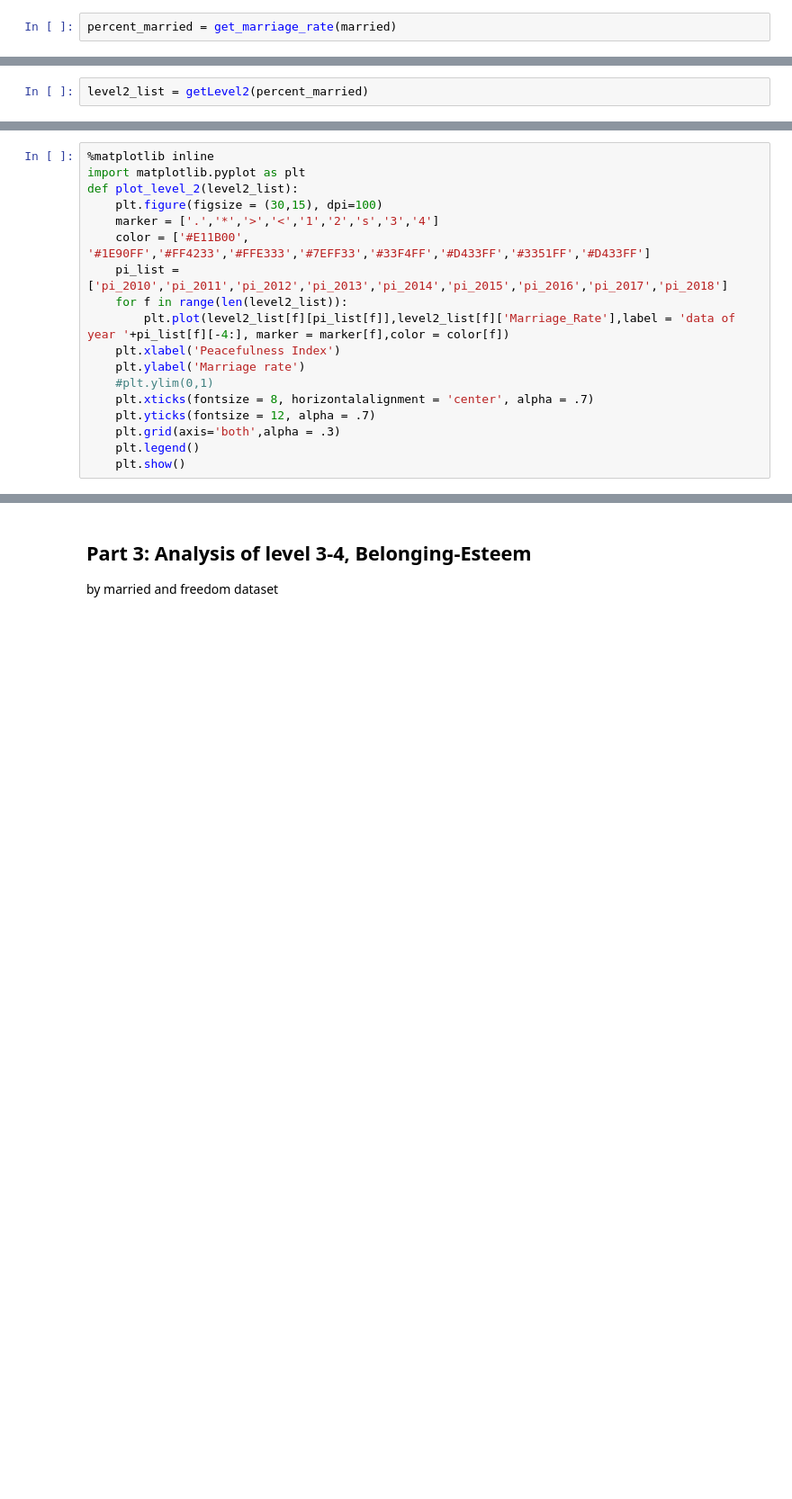
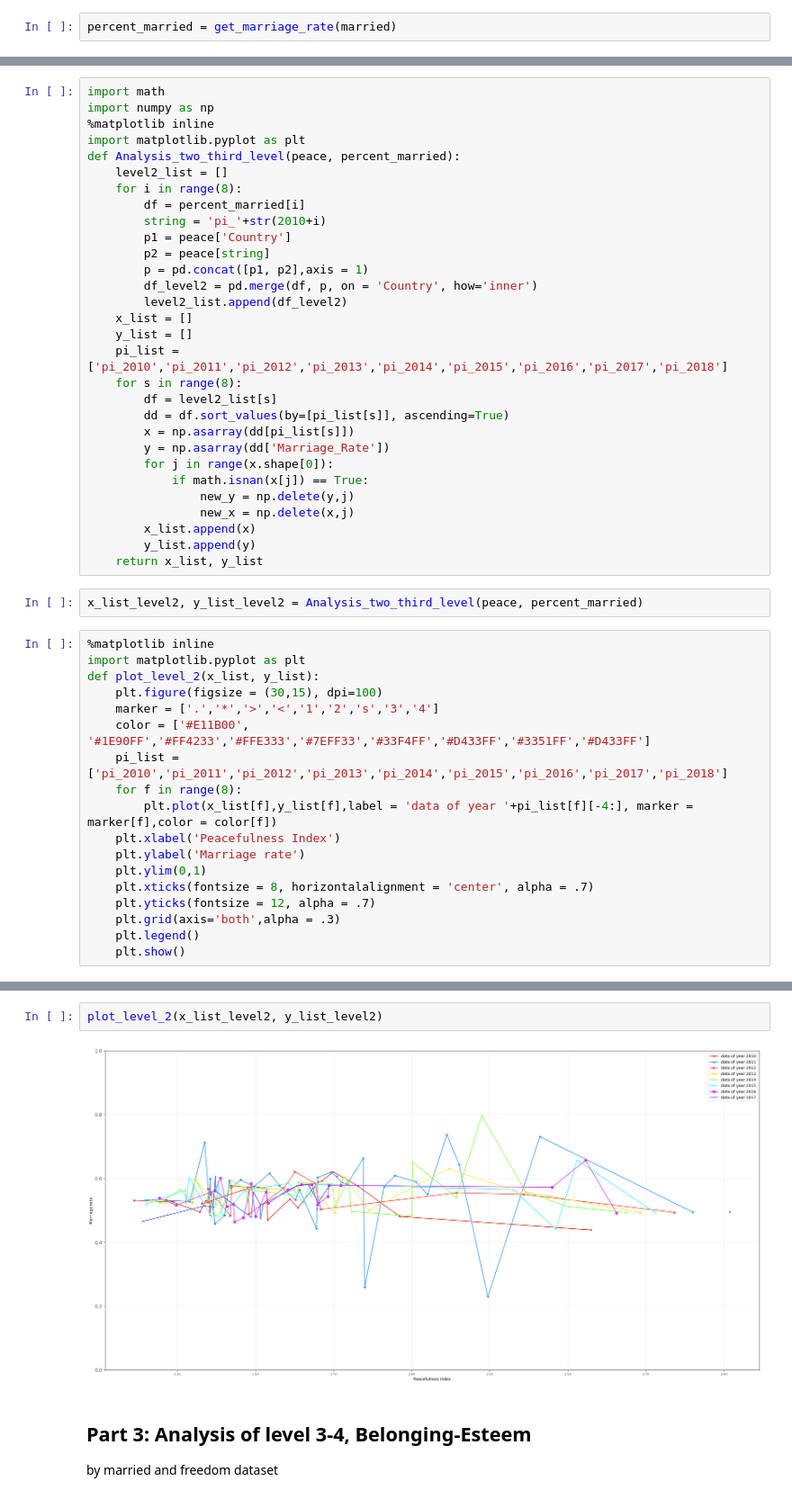
Before and after one commit to winwowin/Final_Project, a Jupyter notebook: 590PR_Final_WinYaoPhil.ipynb, the cells around one changed output, grey strips where cells are left out. Shown at 90% size. Saved outputs shown, nothing was run; the diff lists cells and outputs as text; blank space fills up the shorter version.

Commit message:
New version with new Plot level2-3

```diff
--- a/590PR_Final_WinYaoPhil.ipynb
+++ b/590PR_Final_WinYaoPhil.ipynb
@@ -449,2 +451,0 @@ def getLevel2(percent_married):
-# %%
-level2_list = getLevel2(percent_married)
@@ -451,16 +492,48 @@ level2_list = getLevel2(percent_married)
+# %%
+import math
+import numpy as np
+%matplotlib inline
+import matplotlib.pyplot as plt
+def Analysis_two_third_level(peace, percent_married):
+    level2_list = []
+    for i in range(8):
+        df = percent_married[i]
+        string = 'pi_'+str(2010+i)
+        p1 = peace['Country']
+        p2 = peace[string]
+        p = pd.concat([p1, p2],axis = 1)
+        df_level2 = pd.merge(df, p, on = 'Country', how='inner')
+        level2_list.append(df_level2)
+    x_list = []
+    y_list = []
+    pi_list = ['pi_2010','pi_2011','pi_2012','pi_2013','pi_2014','pi_2015','pi_2016','pi_2017','pi_2018']
+    for s in range(8):
+        df = level2_list[s]
+        dd = df.sort_values(by=[pi_list[s]], ascending=True)
+        x = np.asarray(dd[pi_list[s]])
+        y = np.asarray(dd['Marriage_Rate'])
+        for j in range(x.shape[0]):
+            if math.isnan(x[j]) == True:
+                new_y = np.delete(y,j)
+                new_x = np.delete(x,j)
+        x_list.append(x)
+        y_list.append(y)
+    return x_list, y_list
+# %%
+x_list_level2, y_list_level2 = Analysis_two_third_level(peace, percent_married)
 # %%
 %matplotlib inline
 import matplotlib.pyplot as plt
-def plot_level_2(level2_list):
+def plot_level_2(x_list, y_list):
     plt.figure(figsize = (30,15), dpi=100)
     marker = ['.','*','>','<','1','2','s','3','4']
     color = ['#E11B00', '#1E90FF','#FF4233','#FFE333','#7EFF33','#33F4FF','#D433FF','#3351FF','#D433FF']
     pi_list = ['pi_2010','pi_2011','pi_2012','pi_2013','pi_2014','pi_2015','pi_2016','pi_2017','pi_2018']
-    for f in range(len(level2_list)):
-        plt.plot(level2_list[f][pi_list[f]],level2_list[f]['Marriage_Rate'],label = 'data of year '+pi_list[f][-4:], marker = marker[f],color = color[f])
+    for f in range(8):
+        plt.plot(x_list[f],y_list[f],label = 'data of year '+pi_list[f][-4:], marker = marker[f],color = color[f])
     plt.xlabel('Peacefulness Index')
     plt.ylabel('Marriage rate')
-    #plt.ylim(0,1)
+    plt.ylim(0,1)
     plt.xticks(fontsize = 8, horizontalalignment = 'center', alpha = .7)
     plt.yticks(fontsize = 12, alpha = .7)
     plt.grid(axis='both',alpha = .3)
@@ -473,3 +542,7 @@ plot_level_2(level2_list)
+# %%
+plot_level_2(x_list_level2, y_list_level2)
+# %% [output]
+[figure, added]
 # %% [markdown]
 ## Part 3: Analysis of level 3-4, Belonging-Esteem
 by married and freedom dataset
```
Also changed, not shown: parts of 9 cells of this notebook, 1 other file.
